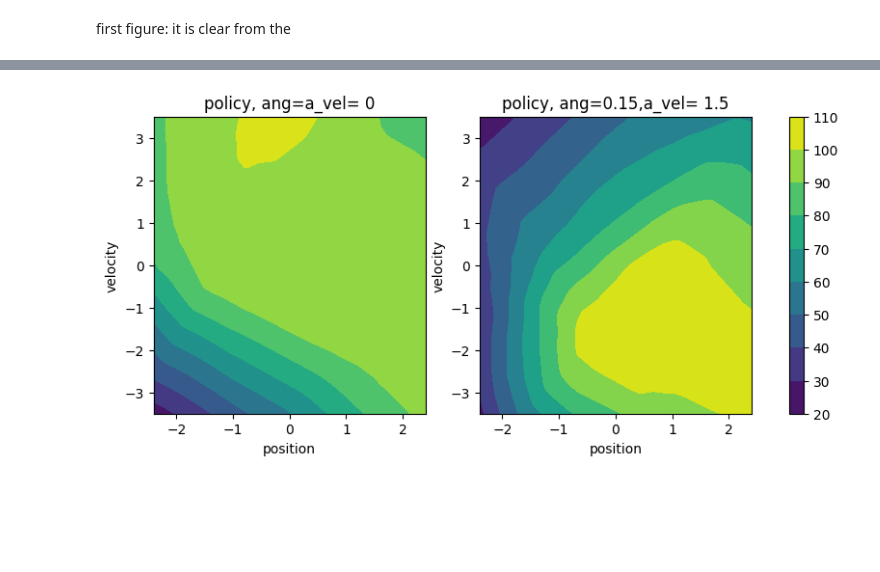
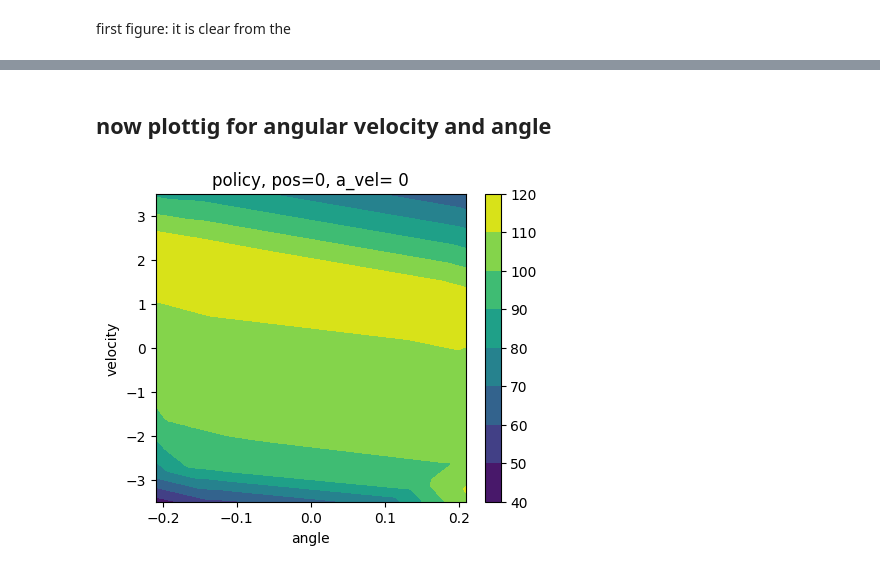
Before and after one commit to vakabs/kex-notebooks, a Jupyter notebook: heatmap_022524.ipynb, the cells around one changed output, grey strips where cells are left out. Cells and saved outputs as stored; diff of their text form; code cells hidden in the pictures; blank space fills up the shorter version.

```diff
--- a/heatmap_022524.ipynb
+++ b/heatmap_022524.ipynb
@@ -829,9 +839,13 @@ I choose to plot in same ' window' for easier comparison.
 # %%
 const_state_dic = { 'ang': 0, 'a_vel':0 }
 x, y,q_a0, q_a1= Q_variable(dqn_agent, 100, 'pos', 'vel', const_state_dic)
+
+cmap = plt.colormaps['viridis']
 def my_plotter(ax, data1, data2, data3):
-    Q = ax.contourf(data1,data2, data3)
+    Q = ax.contourf(data1,data2, data3,cmap = cmap)
     return Q
+
+
 fig1,ax = plt.subplots(1, 2, figsize=(8,2))
 (ax1, ax2)= ax
 plot_ax1 = my_plotter(ax1, x,y,q_a0)
@@ -845,8 +859,9 @@ ax1.set_title("q values for a0: <-,  vel=ang_vel = 0",fontsize=9)
 ax2.set_title("q values for a1:->,vel =ang_vel = 0",fontsize=9)
 ax2.set_xlabel('position')
 (ax2).set_ylabel('velocity')
+cbar = plt.colorbar(plot_ax1, ax = ax)
 
-cbar = plt.colorbar(plot_ax1, ax = ax)
+
 const_state_dic1 = {'ang': 0.15, 'a_vel': 2.2 }
 const_state_dic2 = {'ang': -0.15, 'a_vel': -2.2 }
 x, y, q1_a0, q1_a1= Q_variable(dqn_agent, 100, 'pos', 'vel', const_state_dic1)
@@ -891,11 +906,10 @@ it is clear from the
 # %%
 const_state_dic = { 'pos': 0, 'a_vel': 0 }
 x, y,q_a0, q_a1= Q_variable(dqn_agent, 100, 'vel', 'ang', const_state_dic)
-def my_plotter(ax, data1, data2, data3):
-    Q = ax.contourf(data1,data2, data3)
-    return Q
-fig1,ax = plt.subplots(1, 2, figsize=(10,3))
-(ax1, ax2)= ax
+
+
+fig2,ax = plt.subplots(1,2, figsize=(10,4) )
+(ax1, ax2) = ax
 plot_ax1 = my_plotter(ax1, x,y,q_a0)
 plot_ax2 = my_plotter(ax2, x,y,q_a1)
 ax1.set_xlabel('velocity')
@@ -914,7 +932,6 @@ cbar = plt.colorbar(plot_ax1, ax = ax)
 # %%
-def policy(dqn_agent,data_len, xstate, ystate, const_state_dic):
+def policy(dqn_agent,data_len, xstate, ystate, const_state_dic, span = {'pos': 2.4, 'vel': 3.5, 'ang': 0.2095, 'a_vel': 3.4} ):
     # move to the right
-    span = {'pos': 2.4, 'vel': 3.5, 'ang': 0.2095, 'a_vel': 3.4}
     state_dic = {'pos': 0, 'vel': 0, 'ang':0 , 'a_vel': 0}
     for key in const_state_dic.keys():
         state_dic[key] = const_state_dic[key]
@@ -962,21 +1132,19 @@ cbar = plt.colorbar(plot_ax1, ax = ax)
+# %% [markdown]
+## now plottig for angular velocity and angle
 # %%
-const_state_dic1= {'ang':0,'a_vel':0 }
-x,y , policy1 = policy(dqn_agent, 100, 'pos', 'vel', const_state_dic1)
-const_state_dic2= {'ang': 0.15,'a_vel':1.5 }
-x,y,policy2 = policy(dqn_agent, 100, 'pos', 'vel', const_state_dic2)
+const_state_dic1= {'pos':0,'a_vel':0 }
+x,y , policy1 = policy(dqn_agent, 100, 'ang', 'vel', const_state_dic1)
 
-fig1,ax = plt.subplots(1,2, figsize=(10,4))
-(ax1, ax2) = ax
 
-plot_ax1 = ax1.contourf(x,y,policy1)
-ax1.set_xlabel('position')
+fig1,ax1 = plt.subplots(figsize=(5,4))
+
+
+plot_ax1 = my_plotter(ax1, x,y,policy1)
+ax1.set_xlabel('angle')
 ax1.set_ylabel( 'velocity')
-ax1.set_title('policy, ang=a_vel= 0')
-plot_ax2 = ax2.contourf(x,y,policy2)
-ax2.set_xlabel('position')
-ax2.set_ylabel( 'velocity')
-ax2.set_title('policy, ang=0.15,a_vel= 1.5')
+ax1.set_title('policy, pos=0, a_vel= 0')
 
-cbar = plt.colorbar(plot_ax1, ax = ax)
+
+cbar = plt.colorbar(plot_ax1, ax = ax1)
 # %% [output]
-[figure, old version]
+[figure, new version]
```
Also changed, not shown: parts of 24 cells of this notebook.
